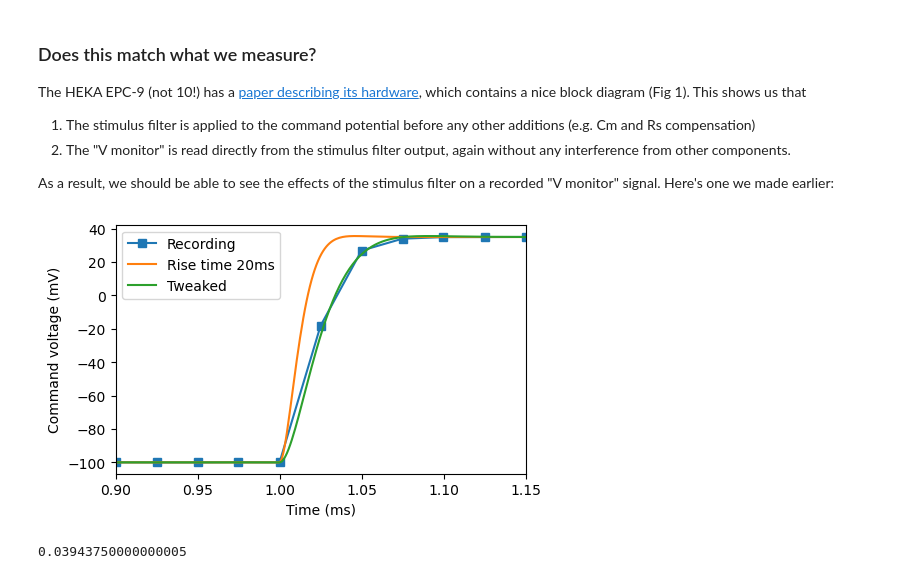
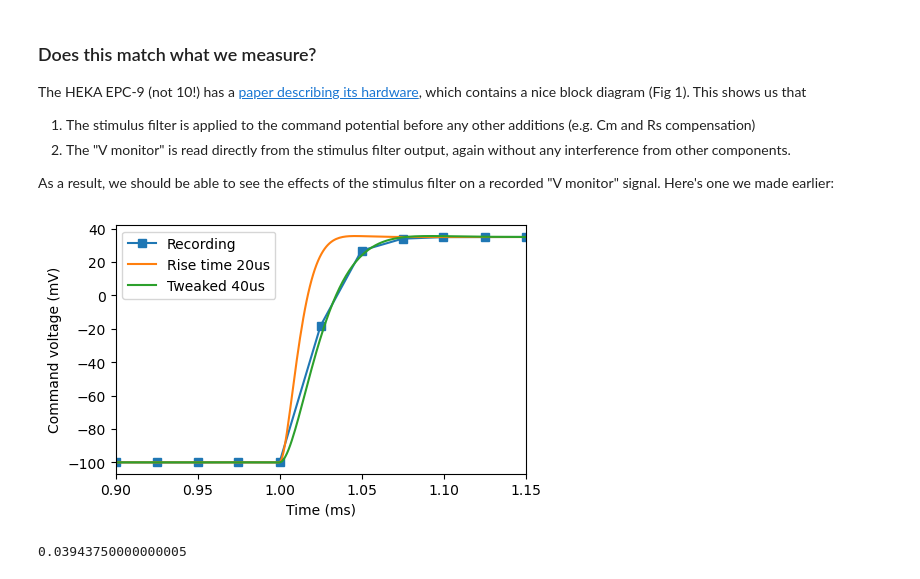
Before and after one commit to CardiacModelling/myokit-pints-tutorial, a Jupyter notebook: artefacts/appendix-A4-bessel-filters.ipynb, the cells around one changed output. Drawn from its saved outputs; the diff is of its cells as text; code cells hidden in the pictures.

```diff
--- a/artefacts/appendix-A4-bessel-filters.ipynb
+++ b/artefacts/appendix-A4-bessel-filters.ipynb
@@ -649,27 +636,27 @@ Here's one we made earlier:
 # %%
 import myokit
 d = myokit.DataLog.load('resources/rise_time_20us.zip')
 d = d.npview()
 
 fig = plt.figure(figsize=(5, 3))
 fig.subplots_adjust(0.14, 0.15, 0.96, 0.98)
 ax = fig.add_subplot()
 ax.set_xlabel('Time (ms)')
 ax.set_ylabel('Command voltage (mV)')
 
 ax.plot(d.time(), d['vfiltered'], 's-', label='Recording')
 
 t = np.linspace(0, 2, 2000)
 y = -100 + 135 * bessel2_step(t - 1, 78.8)
-ax.plot(t, y, label='Rise time 20ms')
-y = -100 + 135 * bessel2_step(t - 1, 40)
-ax.plot(t, y, label='Tweaked')
+ax.plot(t, y, label='Rise time 20us')
+y = -100 + 135 * bessel2_step(t - 1, 78.8 / 2)
+ax.plot(t, y, label='Tweaked 40us')
 
 ax.legend()
 ax.set_xlim(0.9, 1.15)
 plt.show()
 # %% [output]
-[figure, old version]
+[figure, new version]
 # %%
 f = 40
 t10 = fmin(lambda x: (bessel2_step(x, f) - 0.1)**2, 0.01, disp=False)[0]
```
Also changed, not shown: parts of 33 cells of this notebook, 5 other files.
